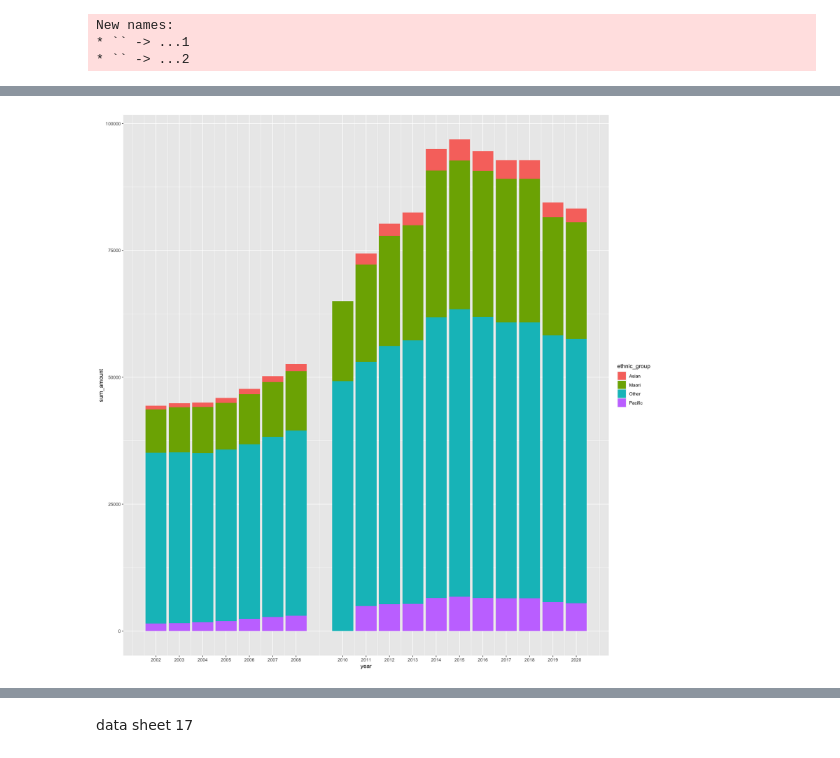
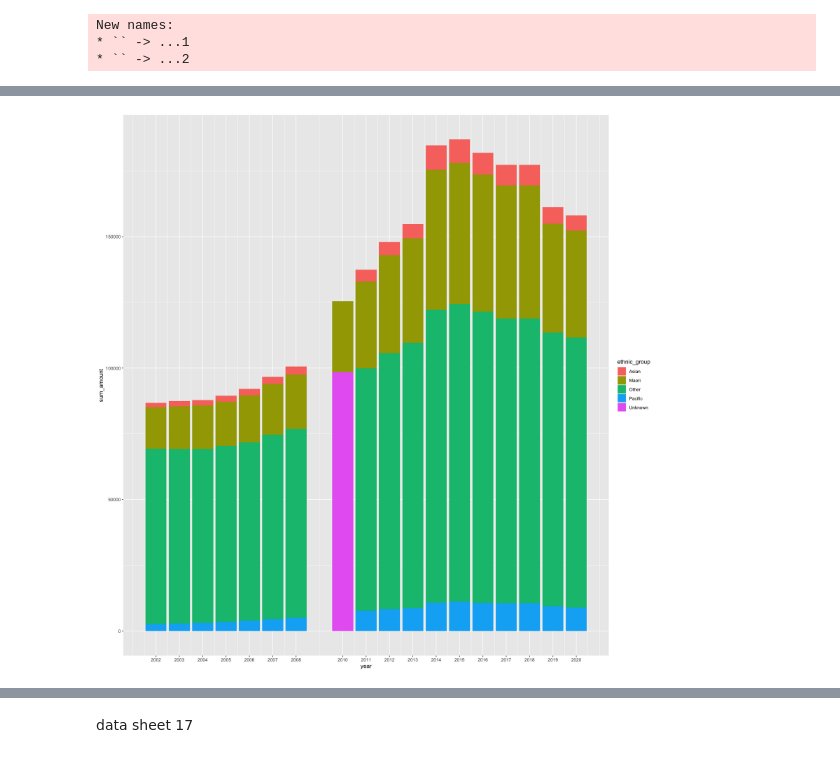
Before and after one commit to damiansastre/data201, a Jupyter notebook: project/project_damian.ipynb, the cells around one changed output, grey strips where cells are left out. Cells and saved outputs as stored; diff of their text form; code cells hidden in the pictures.

```diff
--- a/project/project_damian.ipynb
+++ b/project/project_damian.ipynb
@@ -365,14 +329,14 @@ for (row_index in 1:n_row){
 # %%
 years <- full_clients_by_gender_ethnic_df %>% select(year) %>% distinct()
-full_clients_by_gender_ethnic_df %>% filter(gender=='Male') %>%
+full_clients_by_gender_ethnic_df %>% #filter(gender=='Male') %>%
                                      group_by(year, ethnic_group) %>%
                                      select(year, ethnic_group, amount) %>%
                                      summarise(sum_amount = round(sum(amount)), .groups='drop_last') %>%  # getting the mean amount of users for each user type by hour (droping the last column)
                                      ggplot( aes(fill=ethnic_group, y=sum_amount, x=year)) +
                                      geom_bar(position="stack", stat="identity") +
                                      scale_x_continuous(breaks=years$year)
 # %% [output]
-[figure, old version]
+[figure, new version]
 # %%
 full_clients_by_gender_ethnic_df %>% filter(gender=='Female') %>%
                                      group_by(year, ethnic_group) %>%
```
Also changed, not shown: parts of 14 cells of this notebook, 5 other files.
